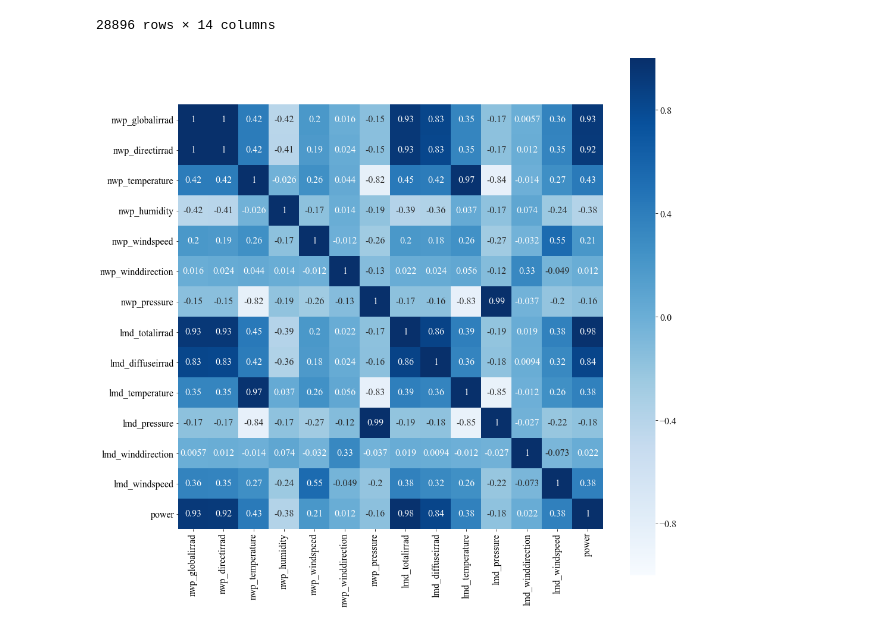
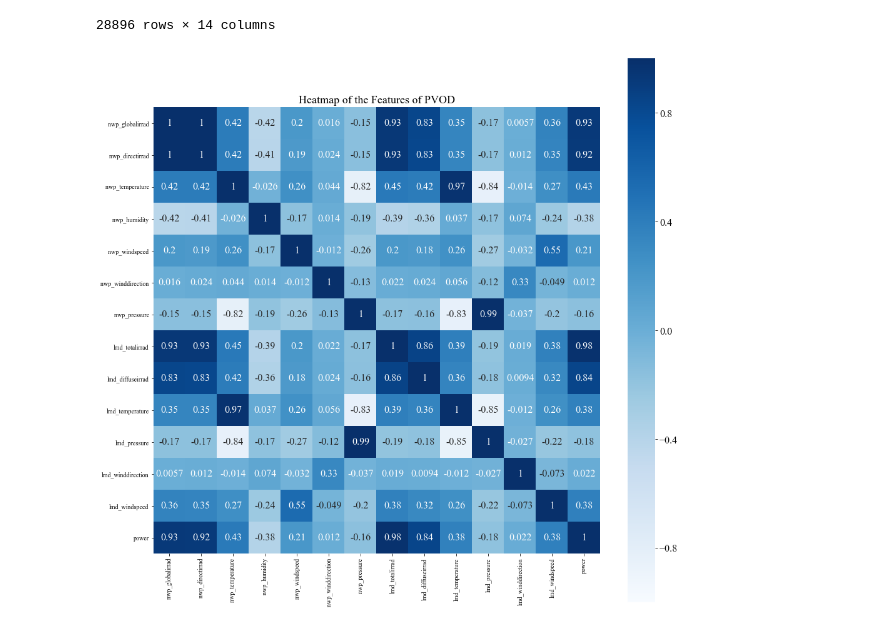
Before and after one commit to yaotc/PVODataset, a Jupyter notebook: src/SampleCode.ipynb, the cells around one changed output. Saved outputs shown, nothing was run; the diff lists cells and outputs as text; code cells hidden in the pictures.

Commit message:
add corr

```diff
--- a/src/SampleCode.ipynb
+++ b/src/SampleCode.ipynb
@@ -289,15 +289,17 @@ Welcome to PVODataset (PVOD).
 # %%
 
 
 import matplotlib.pyplot as plt
 import seaborn as sns
 import numpy as np
 plt.subplots(figsize=(16, 16))
 plt.rc('font',family='Times New Roman',size=16)
 
 sns.heatmap(ori_data.corr(), center=0, annot=True, vmax=1.0, vmin=-1,square = True,cmap="Blues")
-# plt.title("Heatmap of the Features of PVOD", fontsize = 18)
-plt.savefig( 'corr.pdf', bbox_inches='tight',format='pdf')
+plt.title("Heatmap of the Features of PVOD", fontsize = 18)
+# plt.savefig( 'corr.pdf', bbox_inches='tight',format='pdf')
+plt.savefig( 'corr.png', bbox_inches='tight')
+
 plt.show()
 # %% [output]
-[figure, old version]
+[figure, new version]
```
Also changed, not shown: 1 other file.
